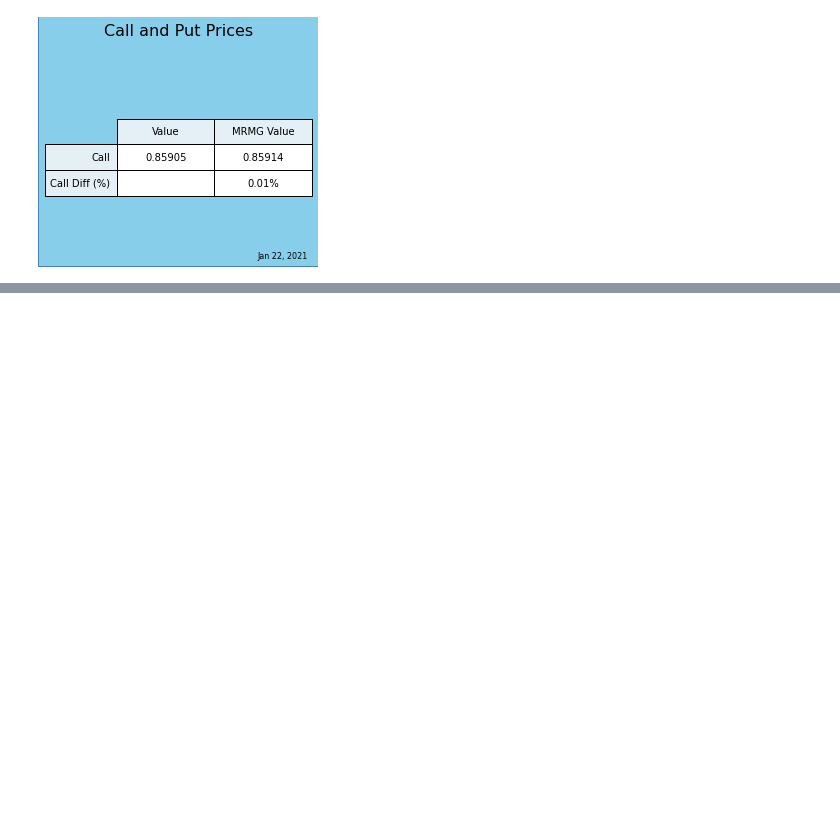
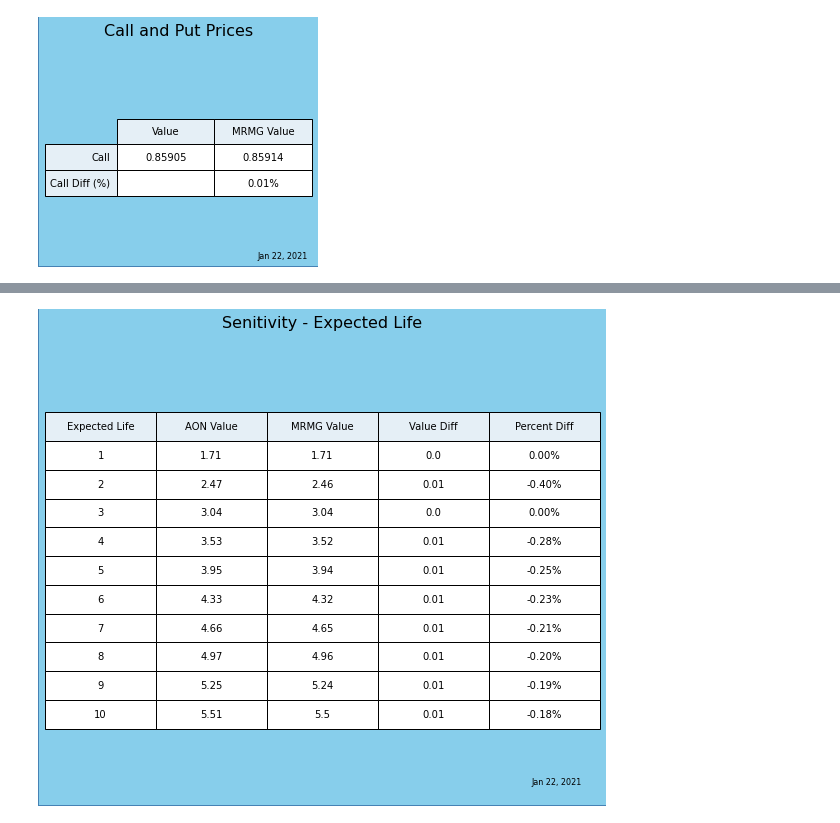
Before and after one commit to abehrman/black_scholes_Python_Panel_served, a Jupyter notebook: BlackScholes.ipynb, the cells around one changed output, grey strips where cells are left out. Cells and saved outputs as stored; diff of their text form; code cells hidden in the pictures; blank space fills up the shorter version.

```diff
--- a/BlackScholes.ipynb
+++ b/BlackScholes.ipynb
@@ -92,0 +110,2 @@ draw_both_tables(vars, baseCall)
+# %%
+myOpt = BSMoption(*vars)
@@ -92,0 +115,16 @@ draw_both_tables(vars, baseCall)
+# %%
+def sensitivity_table(sensitivity_label, sensitivity_vals, AON_FVs):
+    sensitivity_label = 'Expected Life'
+    sensitivity_vals = [1,2,3,4,5,6,7,8,9,10]
+    AON_FVs = [1.71, 2.47, 3.04, 3.53, 3.95, 4.33, 4.66, 4.97, 5.25, 5.51]
+
+    call_pxs = []
+    for val in sensitivity_vals:
+        myOpt.time = val
+        call_pxs.append(round(myOpt.black_scholes_call(),2))
+
+    df = pd.DataFrame(zip(sensitivity_vals, AON_FVs, call_pxs), columns=[sensitivity_label,'AON Value','MRMG Value'])
+    df['Value Diff'] = round(df['AON Value'] - df['MRMG Value'],2)
+    df['Percent Diff'] = ((df['MRMG Value'] / df['AON Value']) - 1)
+    df['Percent Diff'] = df['Percent Diff'].apply(lambda x: f'{x * 100:0.2f}%')
+    return df
@@ -92,0 +133,9 @@ draw_both_tables(vars, baseCall)
+# %%
+sensitivity_label = 'Expected Life'
+var = 'time'
+sensitivity_vals = [1,2,3,4,5,6,7,8,9,10]
+AON_FVs = [1.71, 2.47, 3.04, 3.53, 3.95, 4.33, 4.66, 4.97, 5.25, 5.51]
+
+sensitivity_table(myOpt, var, sensitivity_label, sensitivity_vals, AON_FVs);
+# %% [output]
+[figure, added]
```
Also changed, not shown: parts of 15 cells of this notebook, 3 other files.
